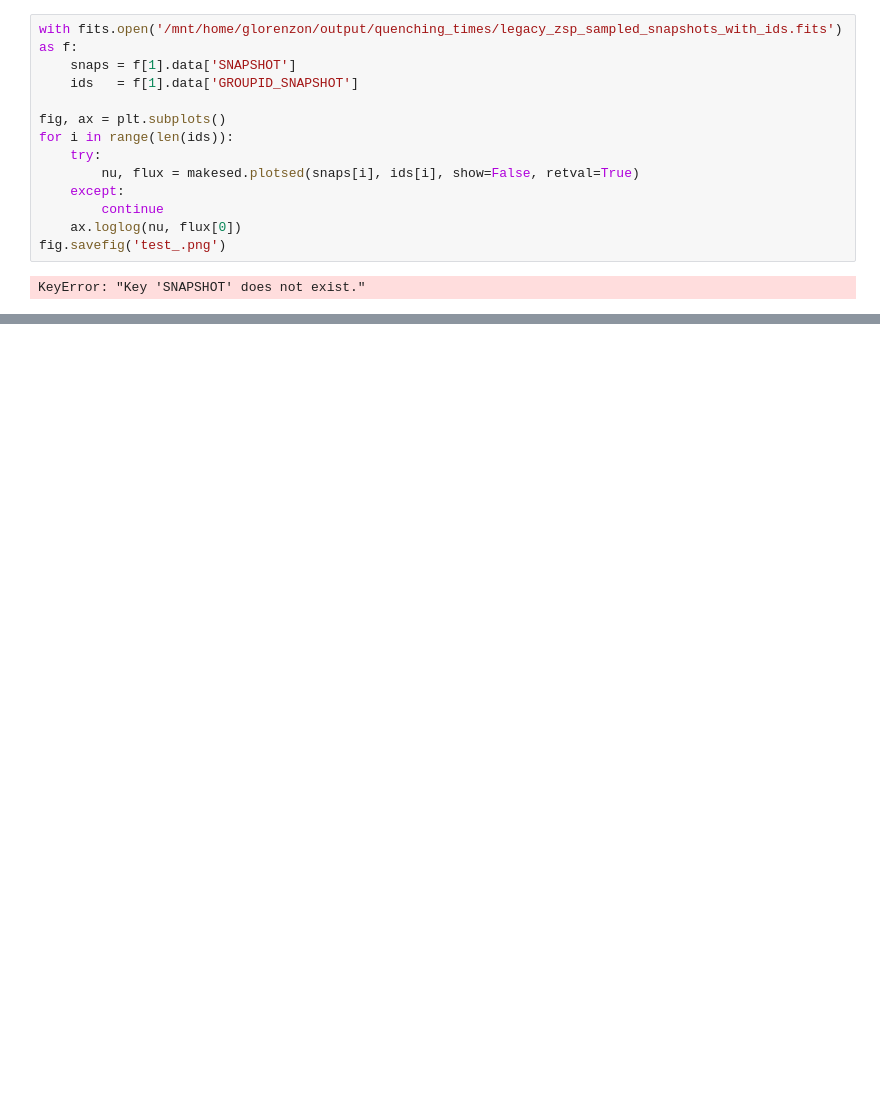
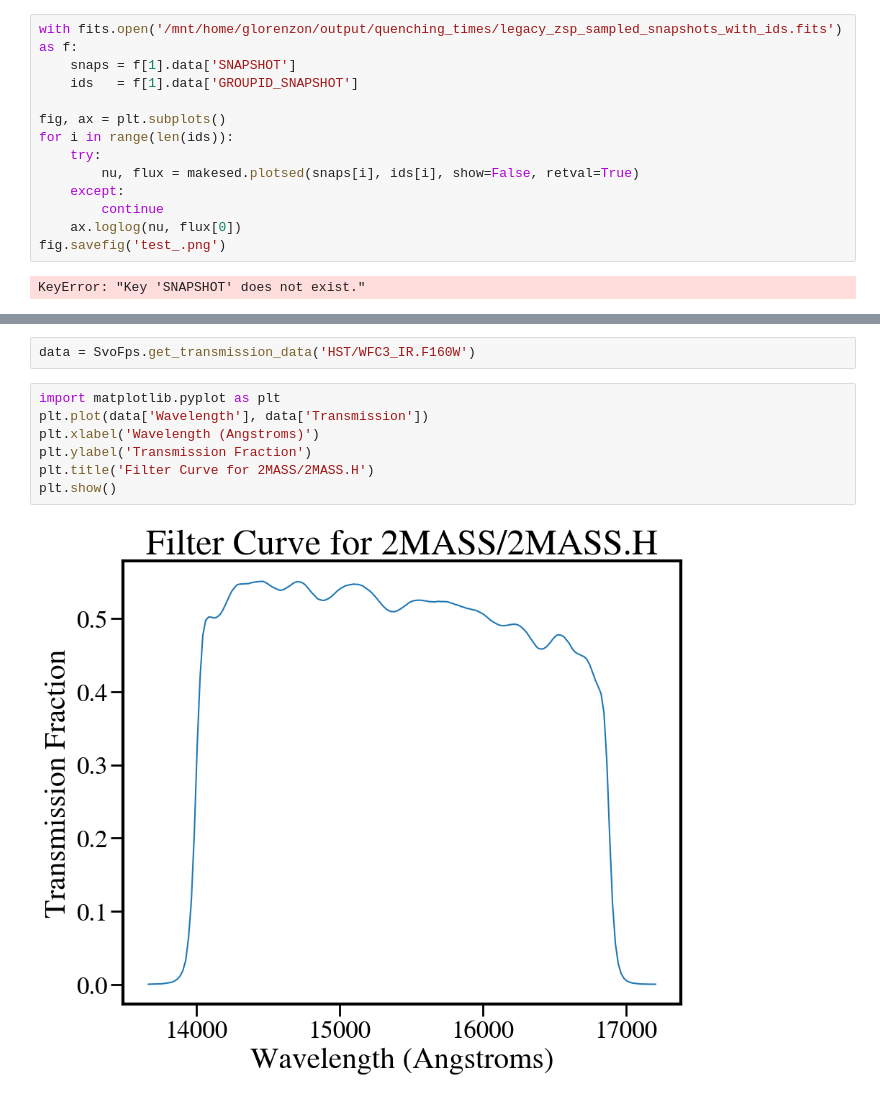
Before and after one commit to GiulianoLo/analize_simba_cgm, a Jupyter notebook: test_powderday.ipynb, the cells around one changed output, grey strips where cells are left out. Saved outputs shown, nothing was run; the diff lists cells and outputs as text; blank space fills up the shorter version.

Commit message:
added photometric extraction using astroquery SVO filters

```diff
--- a/test_powderday.ipynb
+++ b/test_powderday.ipynb
@@ -71,0 +248,11 @@ KeyError: "Key 'SNAPSHOT' does not exist."
+# %%
+data = SvoFps.get_transmission_data('HST/WFC3_IR.F160W')
+# %%
+import matplotlib.pyplot as plt
+plt.plot(data['Wavelength'], data['Transmission'])
+plt.xlabel('Wavelength (Angstroms)')
+plt.ylabel('Transmission Fraction')
+plt.title('Filter Curve for 2MASS/2MASS.H')
+plt.show()
+# %% [output]
+[figure, added]
```
Also changed, not shown: parts of 26 cells of this notebook, 20 other files.
